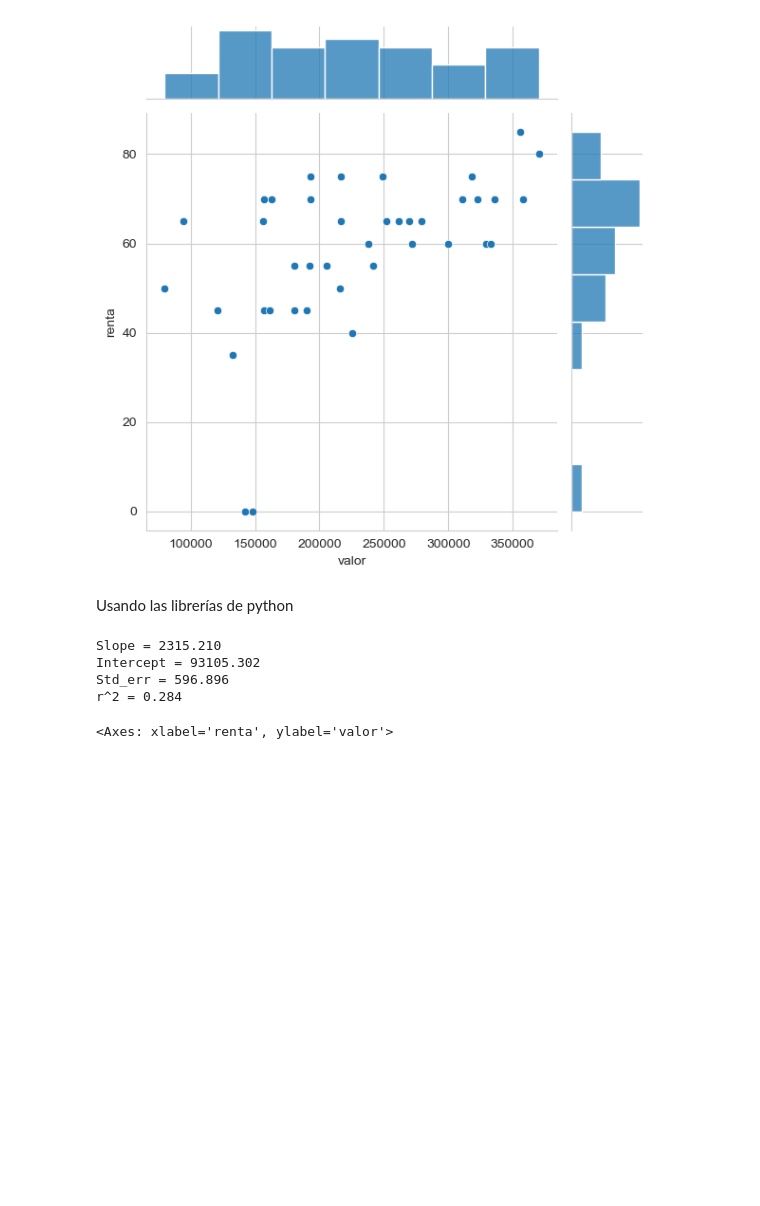
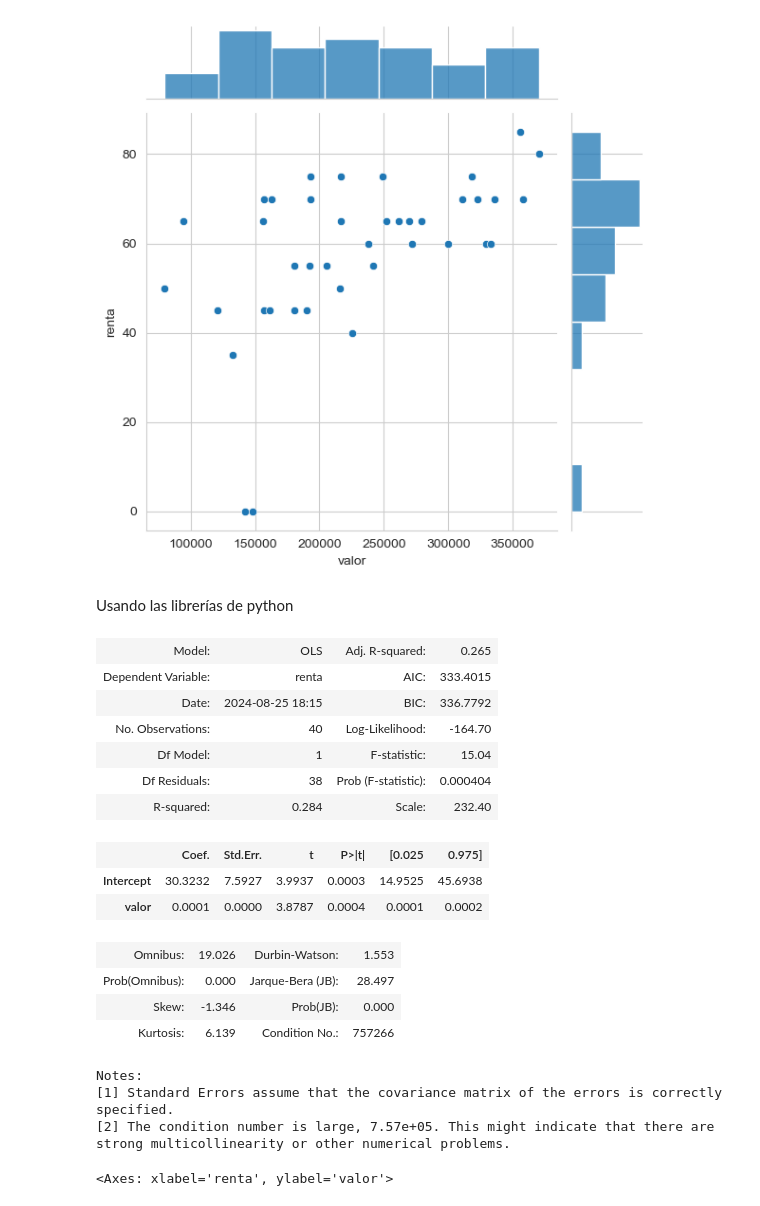
Before and after one commit to Anonymate054/MCD-Econometrics, a Jupyter notebook: notebooks/homeworks/0.0-leng-HW01.ipynb, the cells around one changed output. Saved outputs shown, nothing was run; the diff lists cells and outputs as text; code cells hidden in the pictures; blank space fills up the shorter version.

```diff
--- a/notebooks/homeworks/0.0-leng-HW01.ipynb
+++ b/notebooks/homeworks/0.0-leng-HW01.ipynb
@@ -674,18 +770,35 @@ plt.show()
 [figure]
 # %% [markdown]
 Usando las librerías de python
-# %%
-from scipy import stats
-slope, intercept, r, p, std_err = stats.linregress(df4['renta'], df4['valor'])
-print(f"Slope = {slope:.3f}")
-print(f"Intercept = {intercept:.3f}")
-print(f"Std_err = {std_err:.3f}")
-print(f"r^2 = {r**2:.3f}")
-# %% [output]
-Slope = 2315.210
-Intercept = 93105.302
-Std_err = 596.896
-r^2 = 0.284
+# %%
+import statsmodels.formula.api as smf
+model_4 = (
+    smf.ols(
+        formula='renta ~ valor',
+        data=df4
+    )
+    .fit()
+)
+# %%
+model_4.summary2()
+# %% [output]
+| Model: | OLS | Adj. R-squared: | 0.265 |
+| Dependent Variable: | renta | AIC: | 333.4015 |
+| Date: | 2024-08-25 18:15 | BIC: | 336.7792 |
+| No. Observations: | 40 | Log-Likelihood: | -164.70 |
+| Df Model: | 1 | F-statistic: | 15.04 |
+| Df Residuals: | 38 | Prob (F-statistic): | 0.000404 |
+| R-squared: | 0.284 | Scale: | 232.40 |
+|  | Coef. | Std.Err. | t | P>|t| | [0.025 | 0.975] |
+| Intercept | 30.3232 | 7.5927 | 3.9937 | 0.0003 | 14.9525 | 45.6938 |
+| valor | 0.0001 | 0.0000 | 3.8787 | 0.0004 | 0.0001 | 0.0002 |
+| Omnibus: | 19.026 | Durbin-Watson: | 1.553 |
+| Prob(Omnibus): | 0.000 | Jarque-Bera (JB): | 28.497 |
+| Skew: | -1.346 | Prob(JB): | 0.000 |
+| Kurtosis: | 6.139 | Condition No.: | 757266 |
+Notes:
+[1] Standard Errors assume that the covariance matrix of the errors is correctly specified.
+[2] The condition number is large, 7.57e+05. This might indicate that there are strong multicollinearity or other numerical problems.
 # %%
 sns.residplot(data=df4, x="renta", y="valor")
 # %% [output]
```
Also changed, not shown: parts of 19 cells of this notebook.
